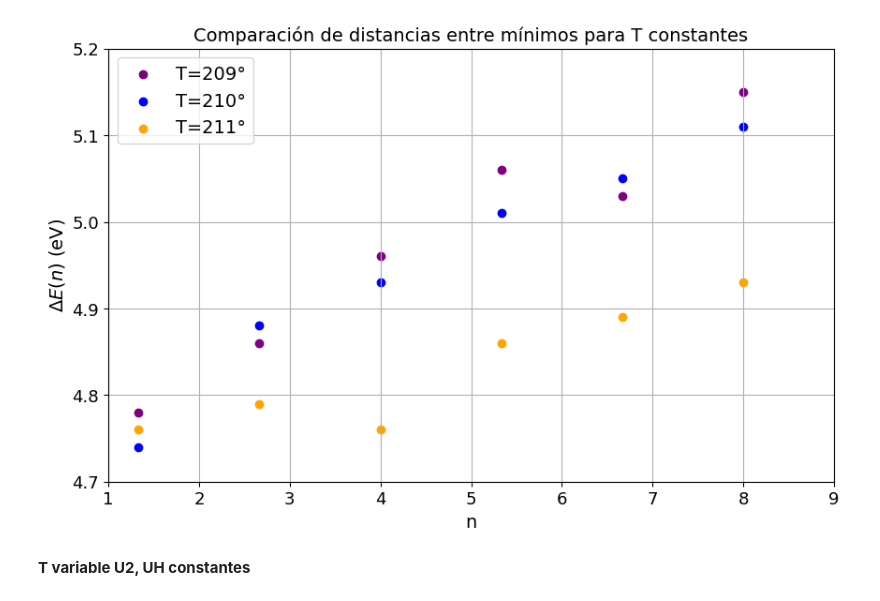
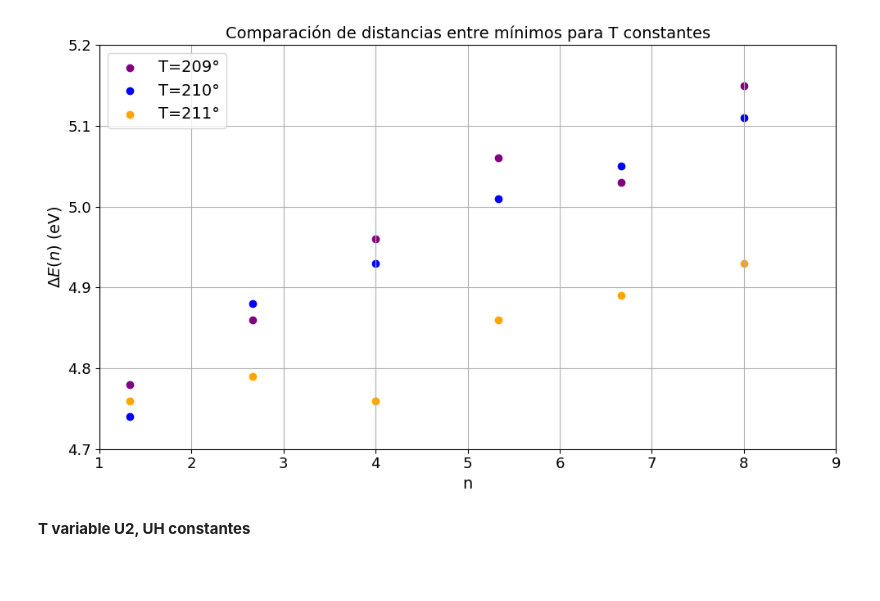
Before and after one commit to ccuellarn/Laboratorio-Intermedio---Pr-cticas20242, a Jupyter notebook: Franck-hertz/FranckHertz.ipynb, the cells around one changed output. Drawn from its saved outputs; the diff is of its cells as text; code cells hidden in the pictures; blank space fills up the shorter version.

```diff
--- a/Franck-hertz/FranckHertz.ipynb
+++ b/Franck-hertz/FranckHertz.ipynb
@@ -91,35 +91,35 @@ minimos_dfe3,voltajee3, corrientee3 = MinFH(Datae3['U1'],Datae3['IA'])
 def difMinimos(min):
     diferences = []
     for i in range(0,len(min)-1):
         dif = min[i+1]-min[i]
         diferences.append(dif)
     return diferences
 
 mine1 = difMinimos(minimos_dfe1['Voltaje U1'])[11:18]
 mine2 = difMinimos(minimos_dfe2['Voltaje U1'])[13:20]
 mine3 = difMinimos(minimos_dfe3['Voltaje U1'])[24:]
 
 m_ = np.linspace(0,8,7)
 
 fig1, ax1 = plt.subplots(1,1, figsize = (10, 6))
 
 ax1.set_title('Comparación de distancias entre mínimos para T constantes',fontsize=14)
 
 ax1.scatter(m_,mine1,label='T=209°',color='purple')
 ax1.scatter(m_,mine2,label='T=210°',color='blue')
 ax1.scatter(m_,mine3,label='T=211°',color='orange')
 ax1.set_ylabel(r"$\Delta E(n)$ (eV)",fontsize=14)
 ax1.set_xlabel(r'n',fontsize=14)
 ax1.grid()
 ax1.set_xlim(1,9)
 ax1.set_ylim(4.7,5.2)
 ax1.legend(fontsize=14)
 ax1.tick_params(axis='both',labelsize=13)
-fig.tight_layout()
+fig1.tight_layout()
 
 # fig1.savefig('minimos.pdf')
 # %% [output]
-[figure, old version]
+[figure, new version]
 # %% [markdown]
 **T variable U2, UH constantes**
 # %%
```
Also changed, not shown: parts of 1 cell of this notebook.
